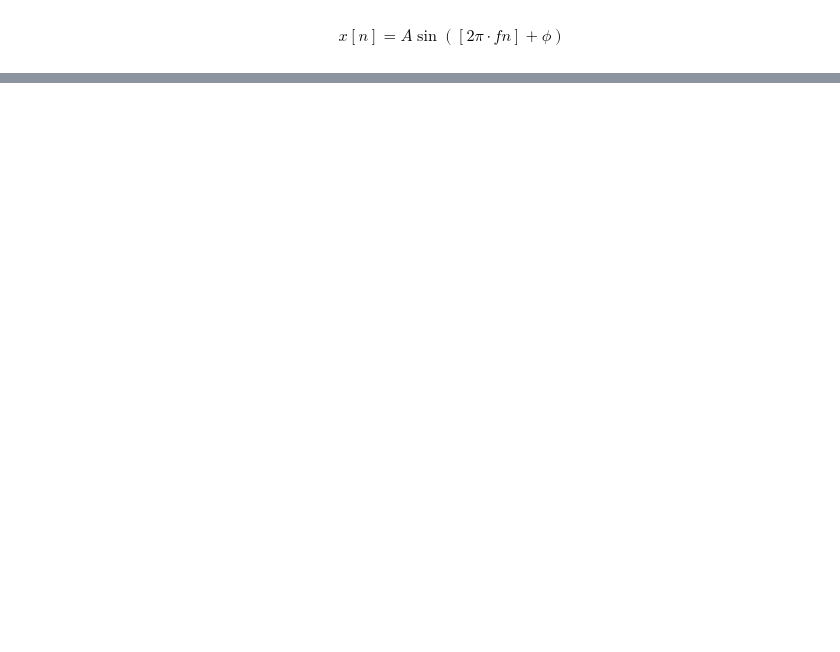
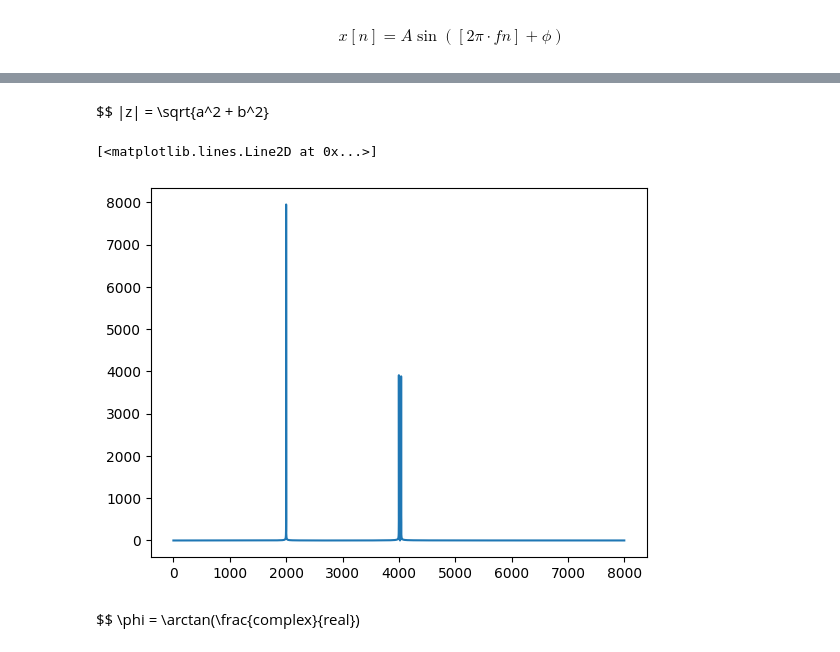
Before and after one commit to JoeCleveland/DSP_Convolution_And_Fourier, a Jupyter notebook: DFT.ipynb, the cells around one changed output, grey strips where cells are left out. Saved outputs shown, nothing was run; the diff lists cells and outputs as text; code cells hidden in the pictures; blank space fills up the shorter version.

Commit message:
added plots

```diff
--- a/DFT.ipynb
+++ b/DFT.ipynb
@@ -13,6 +13,7 @@ signal_params = [(0.5, 1000), (0.25, 2000), (0.25, 2020)]
 # %%
 SAMPLE_RATE = 16_000
 DURATION = 2
+FILE_NAME = "section_2_DFT.wav"
 # %%
 timeAxis = np.linspace(0, 2, SAMPLE_RATE*DURATION)
 
@@ -30,0 +28,18 @@ scipy.io.wavfile.write("section_2_DFT.wav", SAMPLE_RATE, x)
+# %%
+samplerate, data = scipy.io.wavfile.read(FILE_NAME)
+# %%
+X = scipy.fft.fft(data)
+
+X = X[:SAMPLE_RATE//2]
+# %% [markdown]
+$$ |z| = \sqrt{a^2 + b^2}
+# %%
+z = np.abs(X)
+
+# plt.plot(X)
+plt.plot(z)
+# %% [output]
+[<matplotlib.lines.Line2D at 0x...>]
+[figure, added]
+# %% [markdown]
+$$ \phi = \arctan(\frac{complex}{real})
```
Also changed, not shown: parts of 8 cells of this notebook.
